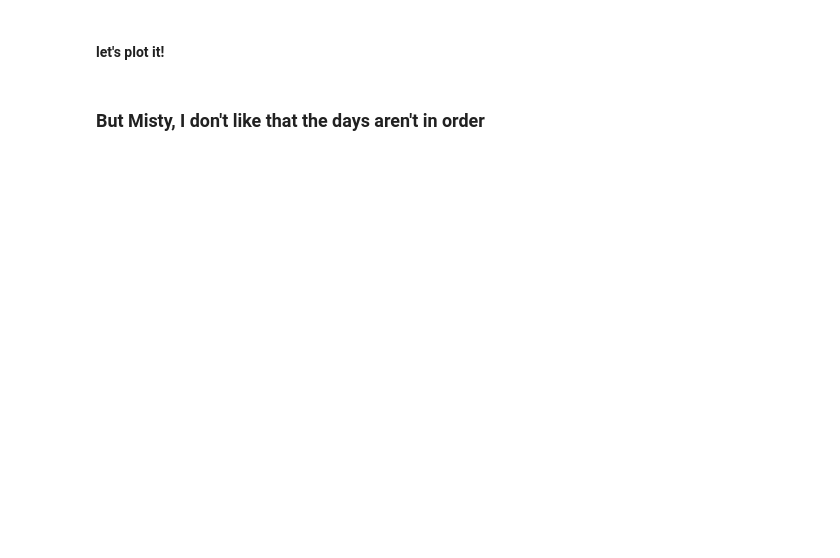
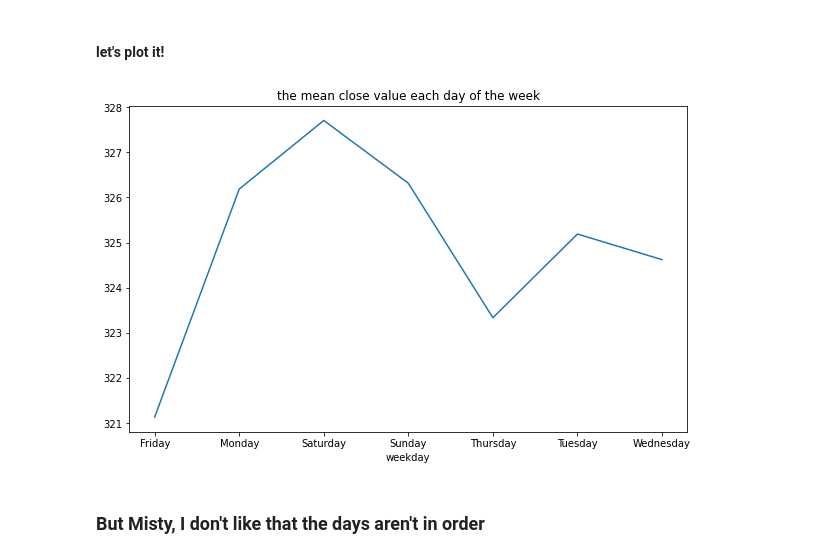
Before and after one commit to CodeupClassroom/leavitt-time-series-exercises-, a Jupyter notebook: time_series_dates.ipynb, the cells around one changed output. Saved outputs shown, nothing was run; the diff lists cells and outputs as text; code cells hidden in the pictures; blank space fills up the shorter version.

```diff
--- a/time_series_dates.ipynb
+++ b/time_series_dates.ipynb
@@ -119,2 +457,3 @@ df
 # %%
 #pull out weekday name & save
+df['weekday'] = df.index.day_name()
@@ -121,11 +482,14 @@ df
 # %% [markdown]
 #### let's plot it!
 # %%
-# plt.figure(figsize=(10,6))
+plt.figure(figsize=(10,6))
 
+df.groupby('weekday').mean().close.plot()
 
-# plt.title('the mean close value each day of the week')
-# plt.show()
+plt.title('the mean close value each day of the week')
+plt.show()
+# %% [output]
+[figure, added]
 # %% [markdown]
 ### But Misty, I don't like that the days aren't in order
 # %%
```
Also changed, not shown: parts of 101 cells of this notebook.
